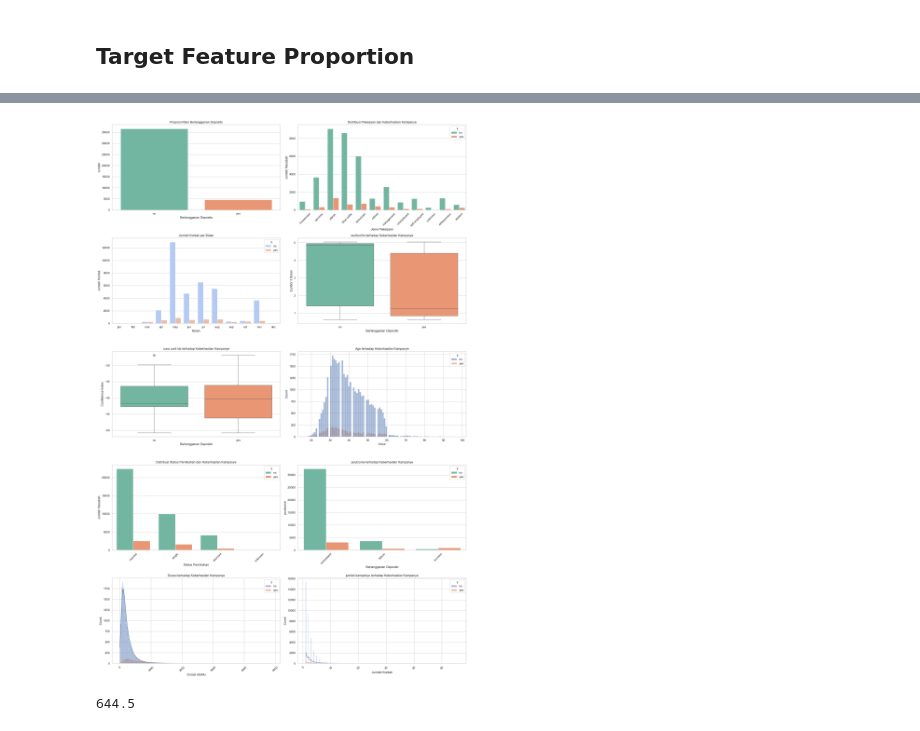
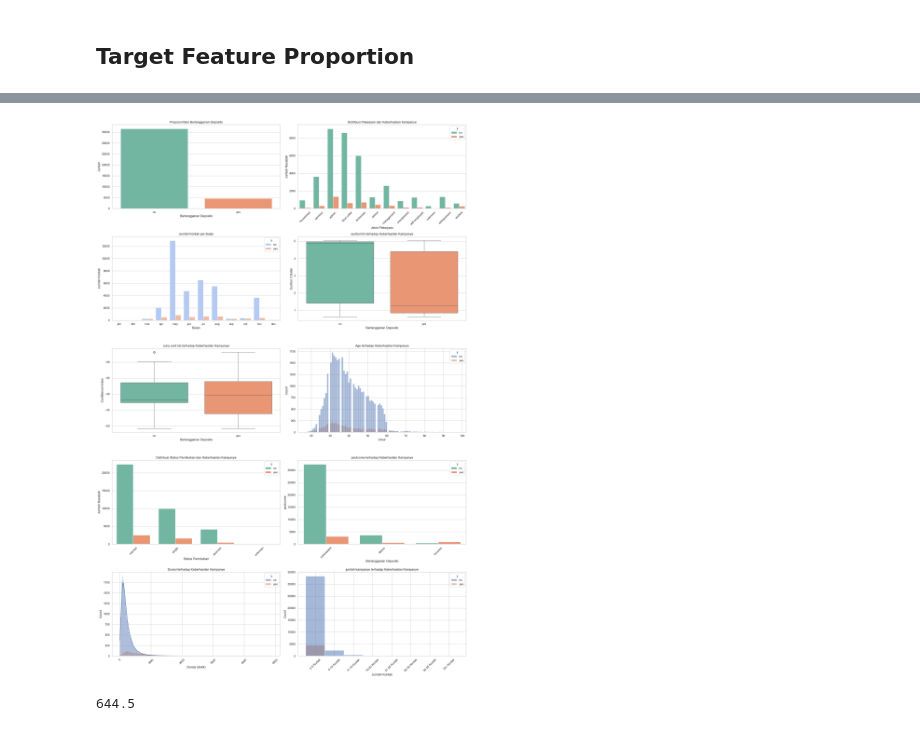
Before and after one commit to akmalraafid25/BetaGroup_JC_DS_OL_FinalProject, a Jupyter notebook: FinalProject.ipynb, the cells around one changed output, grey strips where cells are left out. Drawn from its saved outputs; the diff is of its cells as text; code cells hidden in the pictures.

```diff
--- a/FinalProject.ipynb
+++ b/FinalProject.ipynb
@@ -492,0 +526,5 @@ Insights:
+# %%
+bins = [0, 100, 300, 600, df['duration'].max()]
+labels = ['short', 'medium', 'long', 'very long']
+df['duration_category'] = pd.cut(df['duration'], bins=bins, labels=labels, include_lowest=True)
+print(df['duration_category'].value_counts())
@@ -492,0 +538,5 @@ Insights:
+# %%
+bins = [0, 5, 10, 15, 20, 25, 30, 35,  df['campaign'].max()]
+labels = ['0-5 Kontak', '6-10 Kontak', '11-15 Kontak', '16-20 Kontak', '21-25 Kontak', '26-30 Kontak','30-35 Kontak', '35+ Kontak']
+df['contact_category'] = pd.cut(df['campaign'], bins=bins, labels=labels, include_lowest=True)
+print(df['contact_category'].value_counts())
@@ -542,35 +603,35 @@ plt.subplot(5, 2, 7)
 sns.countplot(data=df, x='marital', hue='y', palette='Set2')
 plt.title('Distribusi Status Pernikahan dan Keberhasilan Kampanye')
 plt.xlabel('Status Pernikahan')
 plt.ylabel('Jumlah Nasabah')
 plt.xticks(rotation=45)
 
 # 8. hubungan poutcome dengan y
 plt.subplot(5, 2, 8)
 sns.countplot(data=df, x='poutcome', hue='y', palette='Set2')
 plt.title('poutcome terhadap Keberhasilan Kampanye')
 plt.xlabel('Berlangganan Deposito')
 plt.xticks(rotation=45)
 plt.ylabel('poutcome')
 
 plt.subplot(5, 2, 9)
 sns.histplot(data = df, hue = 'y', x = df['duration'], stat = 'count',kde = True)
 plt.title('Durasi terhadap Keberhasilan Kampanye')
 plt.xlabel('Durasi (detik)')
 plt.xticks(rotation=45)
 plt.ylabel('Count')
 
 plt.subplot(5, 2, 10)
-sns.histplot(data = df, hue = 'y', x = df['campaign'], stat = 'count',kde = True)
+sns.histplot(data = df, hue = 'y', x = df['contact_category'], stat = 'count')
 plt.title('jumlah kampanye terhadap Keberhasilan Kampanye')
 plt.xlabel('Jumlah Kontak')
 plt.xticks(rotation=45)
 plt.ylabel('Count')
 
 plt.tight_layout()
 plt.show()
 # %% [output]
-[figure, old version]
+[figure, new version]
 # %%
 # Cek batas atas dan bawah dari duration
 IQR = df['duration'].quantile(0.75) - df['duration'].quantile(0.25)
```
Also changed, not shown: parts of 24 cells of this notebook.
